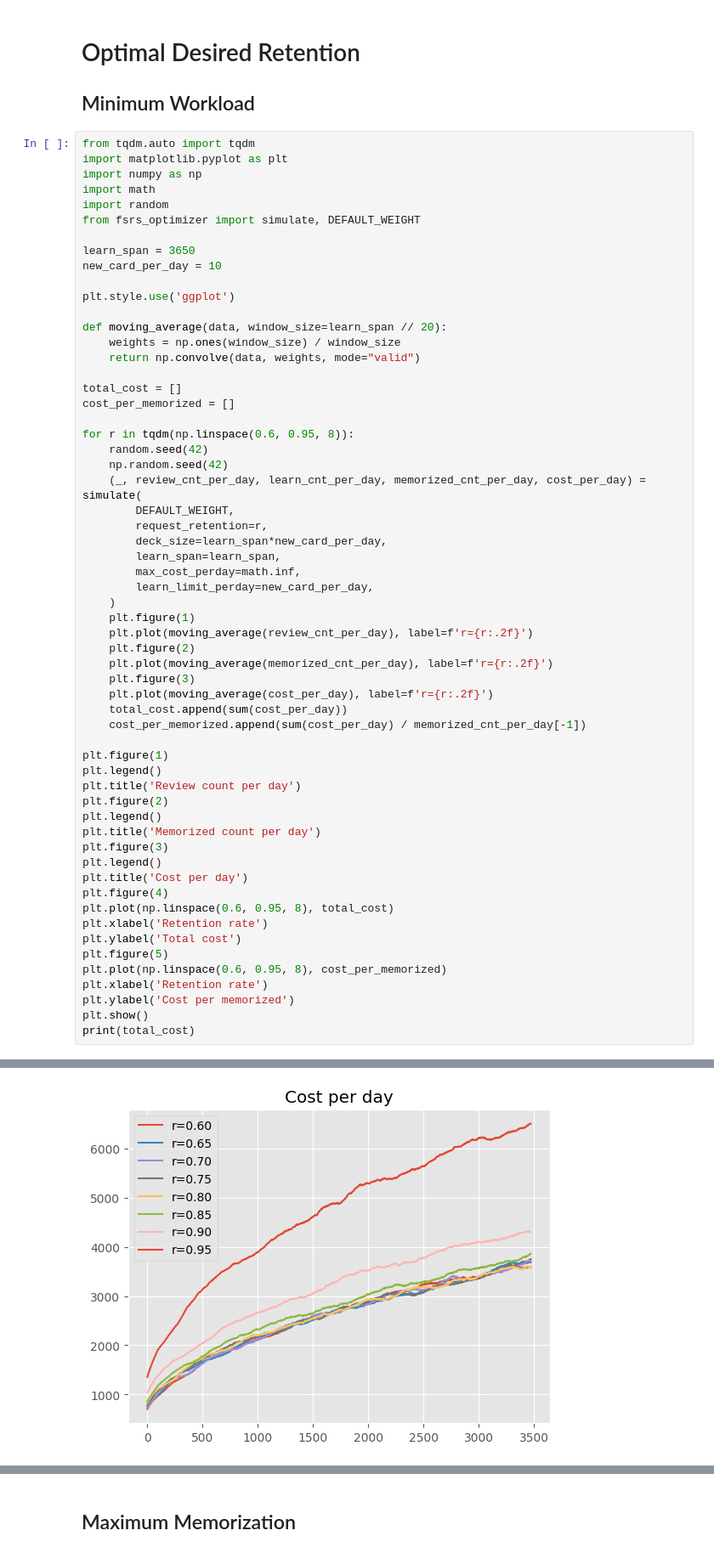
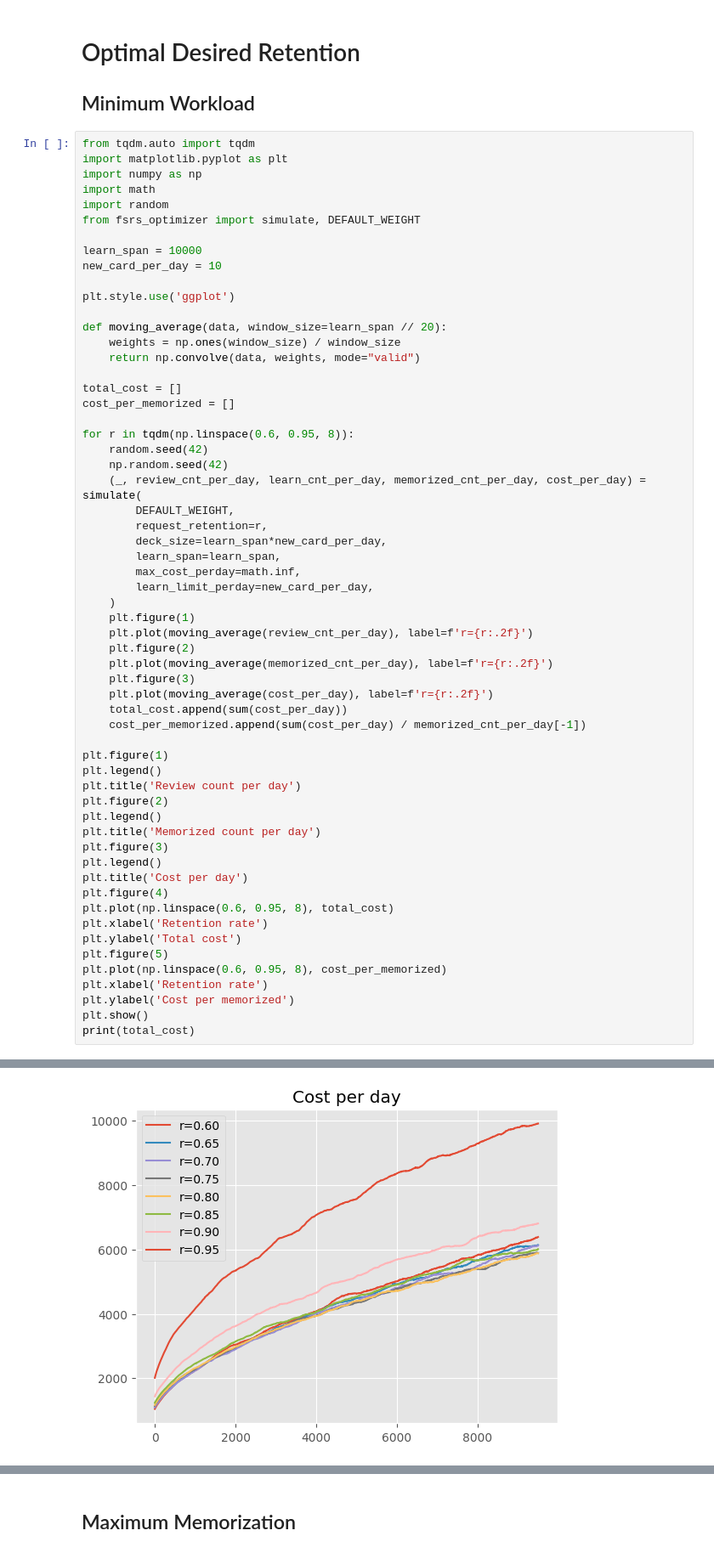
Before and after one commit to open-spaced-repetition/optimal-desired-retention, a Jupyter notebook: notebook.ipynb, the cells around one changed output, grey strips where cells are left out. Shown: that part at 85% size. Saved outputs shown, nothing was run; the diff lists cells and outputs as text.

```diff
--- a/notebook.ipynb
+++ b/notebook.ipynb
@@ -10,7 +10,7 @@ import math
 import random
 from fsrs_optimizer import simulate, DEFAULT_WEIGHT
 
-learn_span = 3650
+learn_span = 10000
 new_card_per_day = 10
 
 plt.style.use('ggplot')
@@ -67 +67 @@ print(total_cost)
-[figure, old version]
+[figure, new version]
```
Also changed, not shown: parts of 2 cells of this notebook.
